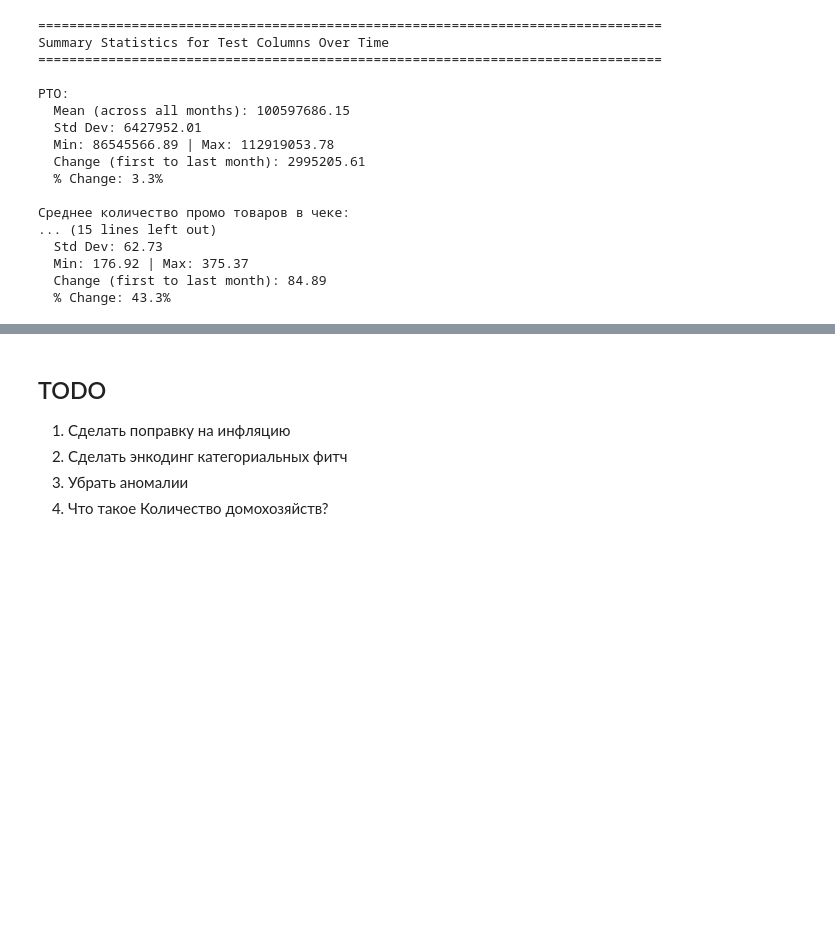
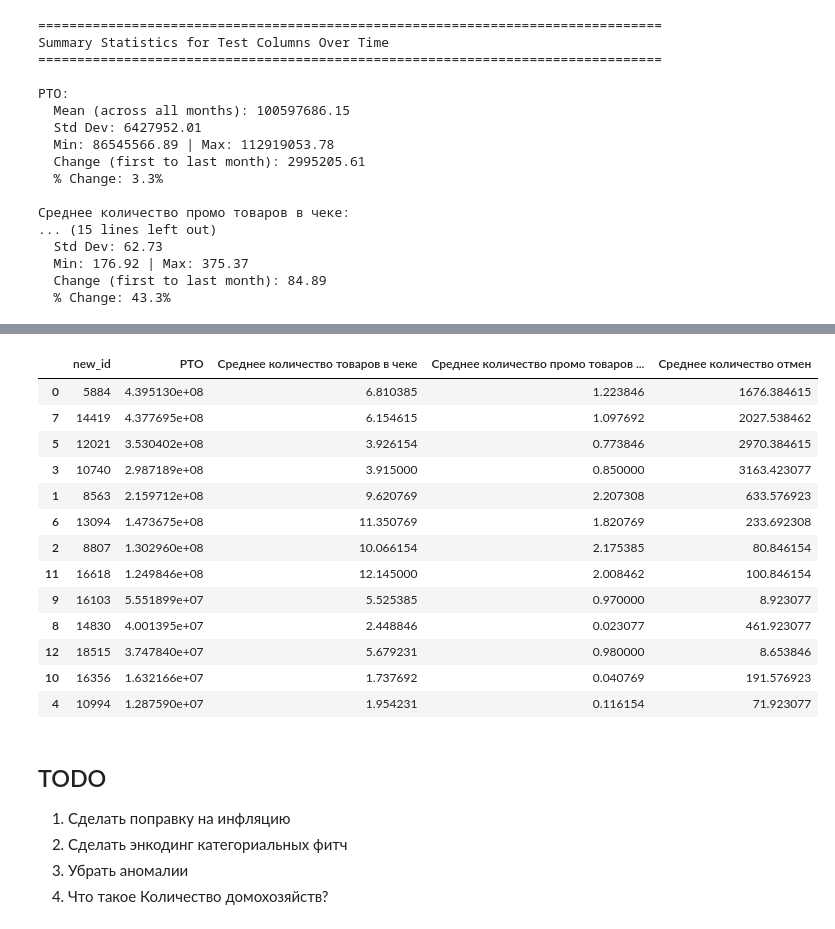
Before and after one commit to danman55575/hack_x5_athlon, a Jupyter notebook: notebooks/EDA.ipynb, the cells around one changed output, grey strips where cells are left out. Drawn from its saved outputs; the diff is of its cells as text; code cells hidden in the pictures; blank space fills up the shorter version.

```diff
--- a/notebooks/EDA.ipynb
+++ b/notebooks/EDA.ipynb
@@ -586,3 +669,20 @@ Summary Statistics for Test Columns Over Time
+# %%
+result_df
+# %% [output]
+|  | new_id | РТО | Среднее количество товаров в чеке | Среднее количество промо товаров ... | Среднее количество отмен |
+| 0 | 5884 | 4.395130e+08 | 6.810385 | 1.223846 | 1676.384615 |
+| 7 | 14419 | 4.377695e+08 | 6.154615 | 1.097692 | 2027.538462 |
+| 5 | 12021 | 3.530402e+08 | 3.926154 | 0.773846 | 2970.384615 |
+| 3 | 10740 | 2.987189e+08 | 3.915000 | 0.850000 | 3163.423077 |
+| 1 | 8563 | 2.159712e+08 | 9.620769 | 2.207308 | 633.576923 |
+| 6 | 13094 | 1.473675e+08 | 11.350769 | 1.820769 | 233.692308 |
+| 2 | 8807 | 1.302960e+08 | 10.066154 | 2.175385 | 80.846154 |
+| 11 | 16618 | 1.249846e+08 | 12.145000 | 2.008462 | 100.846154 |
+| 9 | 16103 | 5.551899e+07 | 5.525385 | 0.970000 | 8.923077 |
+| 8 | 14830 | 4.001395e+07 | 2.448846 | 0.023077 | 461.923077 |
+| 12 | 18515 | 3.747840e+07 | 5.679231 | 0.980000 | 8.653846 |
+| 10 | 16356 | 1.632166e+07 | 1.737692 | 0.040769 | 191.576923 |
+| 4 | 10994 | 1.287590e+07 | 1.954231 | 0.116154 | 71.923077 |
 # %% [markdown]
 ## TODO
 1) Сделать поправку на инфляцию
```
Also changed, not shown: parts of 2 cells of this notebook, 8 other files.
